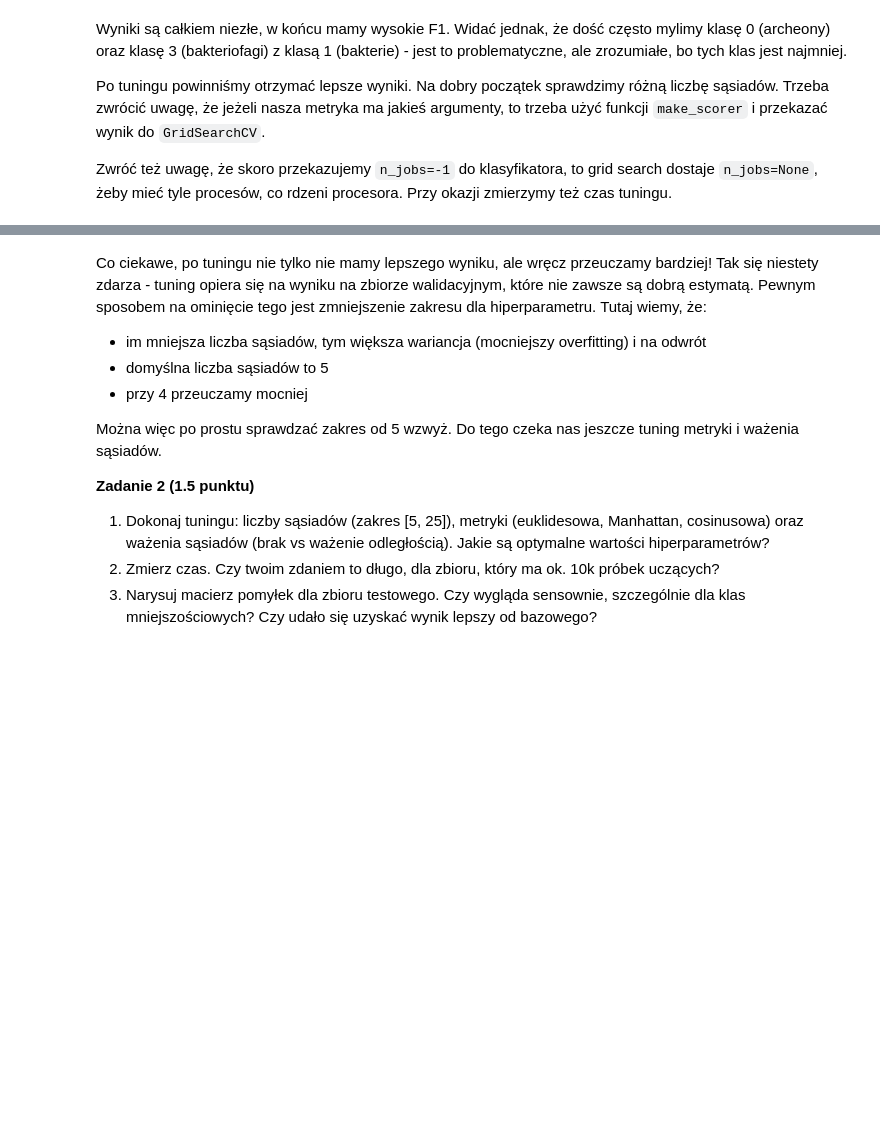
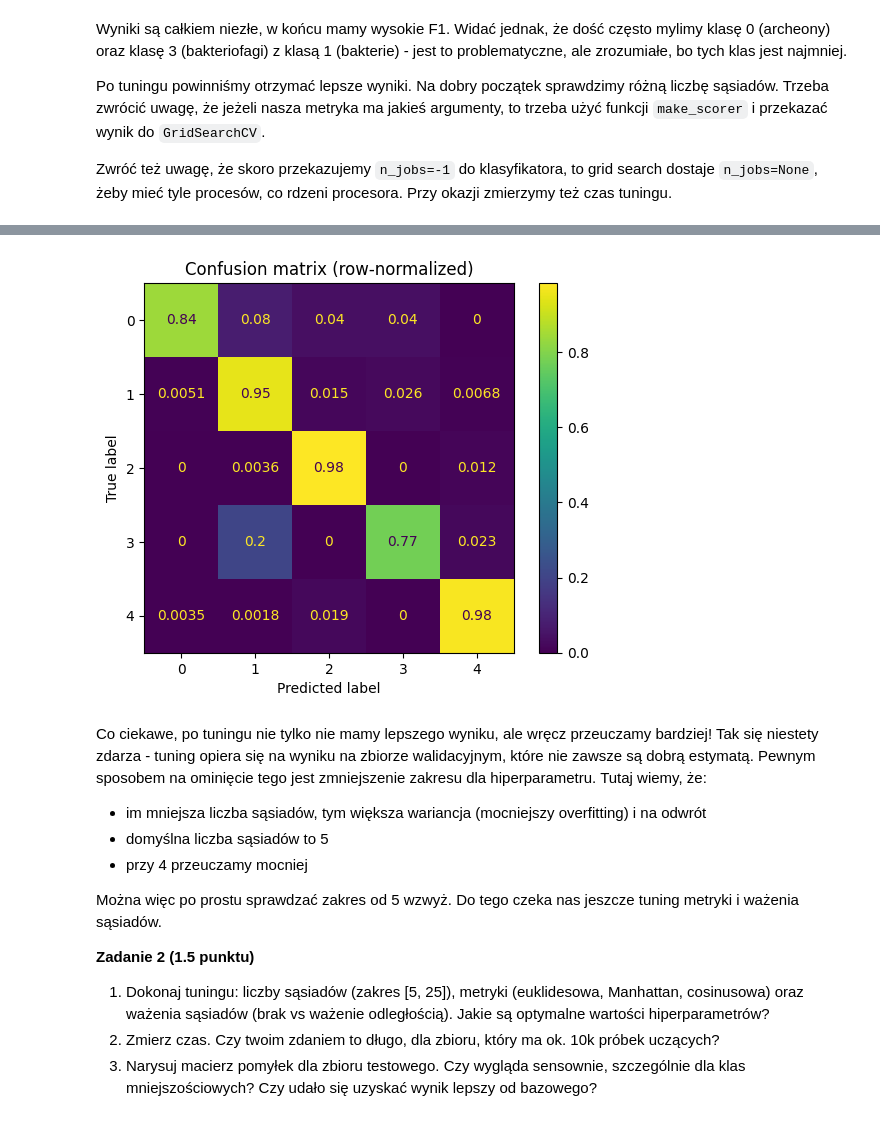
Before and after one commit to Galaktikkon/FML, a Jupyter notebook: lab2/notebook.ipynb, the cells around one changed output, grey strips where cells are left out. Cells and saved outputs as stored; diff of their text form; code cells hidden in the pictures; blank space fills up the shorter version.

```diff
--- a/lab2/notebook.ipynb
+++ b/lab2/notebook.ipynb
@@ -76,3 +126,22 @@ df.dtypes.head(20)
    - na osi X mają być nazwy klas pod słupkami, wypisane poziomo
    - wartości na osi Y mają być w procentach (znormalizowane 0-100)
    - pamiętaj o tytule oraz opisaniu osi
+# %%
+from typing import NoReturn, Optional
+
+# found this type on yt shorts around 4 am C:
+def encode_kingdom(kingdom : str) -> Optional[int | NoReturn]:
+
+    match kingdom:
+        case "arc":
+            return 0
+        case 'bct':
+            return 1
+        case 'pln' | 'inv' | 'vrt' | 'mam' | 'rod' | 'pri':
+            return 2
+        case 'phg':
+            return 3
+        case 'vrl':
+            return 4
+        case _:
+            raise ValueError(f"Unknown kingdom: {kingdom}")
@@ -180,3 +306,9 @@ print(f"F1 test: {100 * f1_test:.2f}%")
+# %%
+ConfusionMatrixDisplay.from_estimator(cv, X_test, y_test, normalize="true")
+plt.title("Confusion matrix (row-normalized)")
+plt.show()
+# %% [output]
+[figure, added]
 # %% [markdown]
 Co ciekawe, po tuningu nie tylko nie mamy lepszego wyniku, ale wręcz przeuczamy bardziej! Tak się niestety zdarza - tuning opiera się na wyniku na zbiorze walidacyjnym, które nie zawsze są dobrą estymatą. Pewnym sposobem na ominięcie tego jest zmniejszenie zakresu dla hiperparametru. Tutaj wiemy, że:
 - im mniejsza liczba sąsiadów, tym większa wariancja (mocniejszy overfitting) i na odwrót
```
Also changed, not shown: parts of 45 cells of this notebook, 1 other file.
